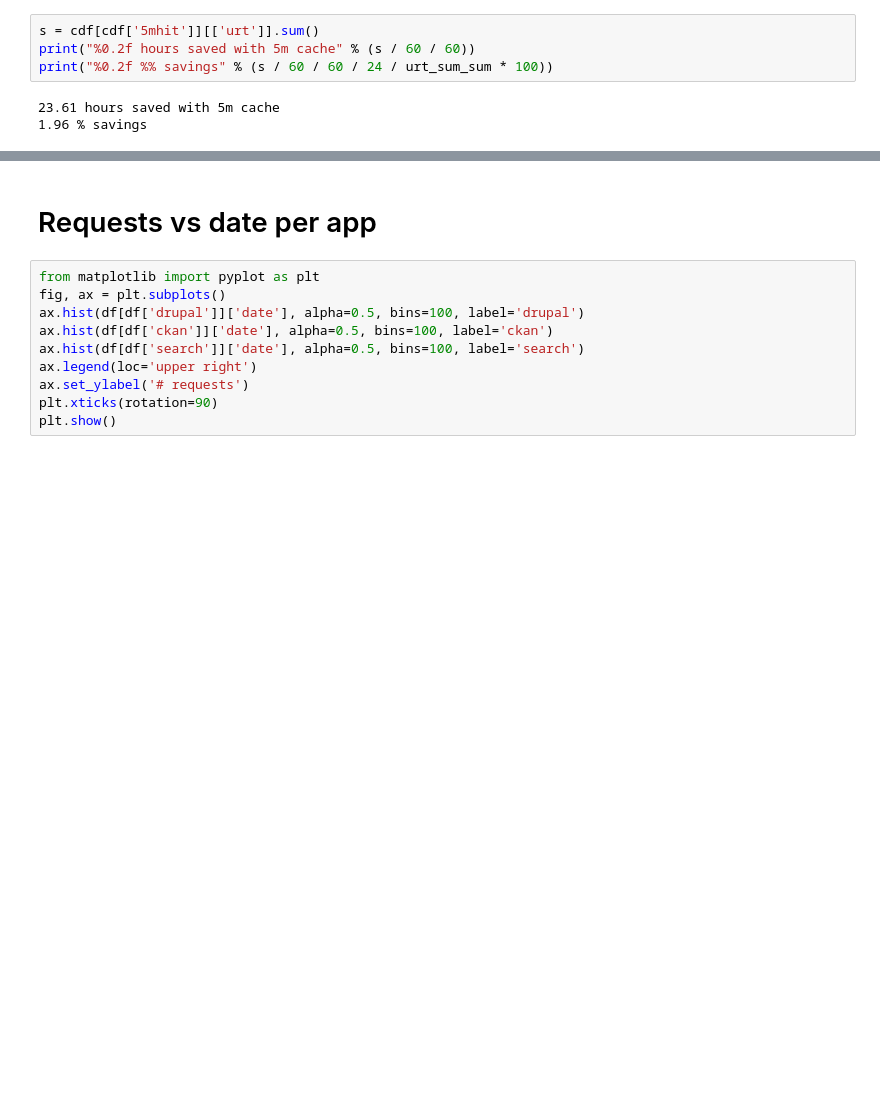
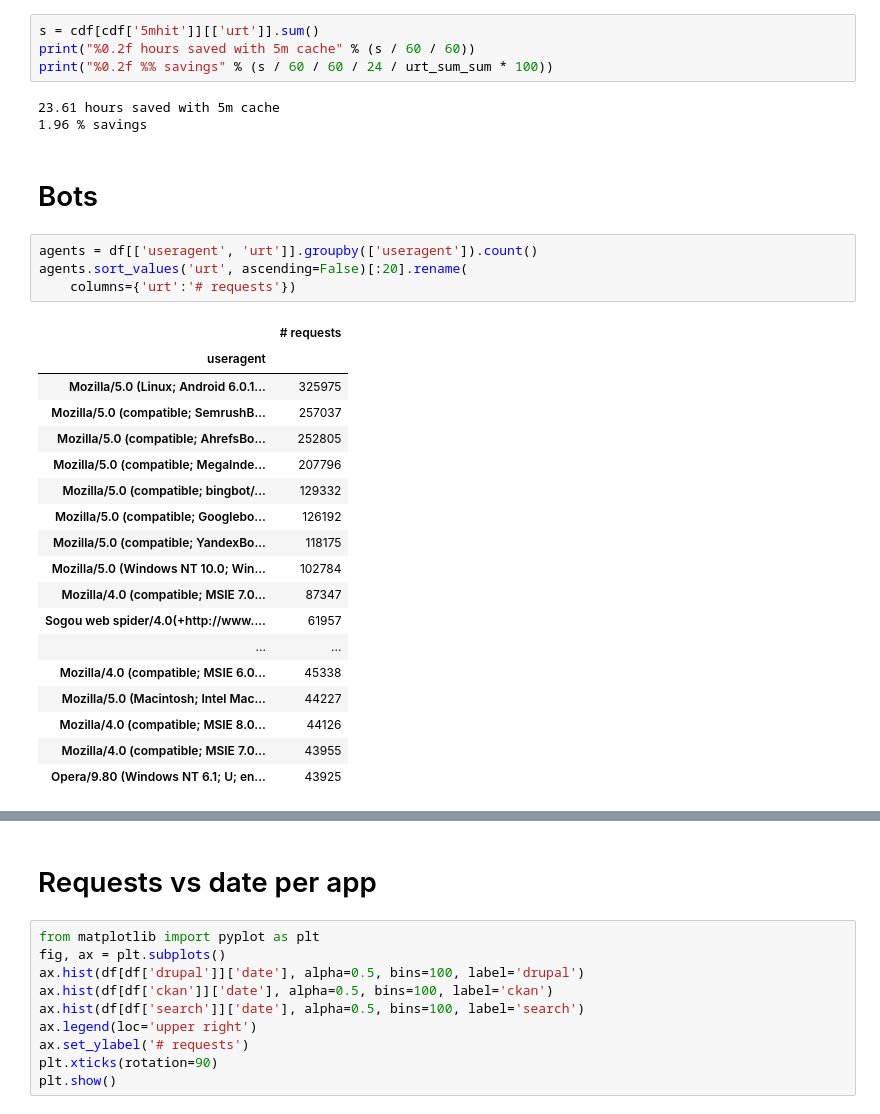
Before and after one commit to wardi/issue, a Jupyter notebook: analysis3.ipynb, the cells around one changed output, grey strips where cells are left out. Saved outputs shown, nothing was run; the diff lists cells and outputs as text; blank space fills up the shorter version.

```diff
--- a/analysis3.ipynb
+++ b/analysis3.ipynb
@@ -178,3 +178,28 @@ print("%0.2f %% savings" % (s / 60 / 60 / 24 / urt_sum_sum * 100))
 # %% [output]
 23.61 hours saved with 5m cache
 1.96 % savings
+# %% [markdown]
+# Bots
+# %%
+agents = df[['useragent', 'urt']].groupby(['useragent']).count()
+agents.sort_values('urt', ascending=False)[:20].rename(
+    columns={'urt':'# requests'})
+# %% [output]
+|  | # requests |
+| useragent |  |
+| Mozilla/5.0 (Linux; Android 6.0.1... | 325975 |
+| Mozilla/5.0 (compatible; SemrushB... | 257037 |
+| Mozilla/5.0 (compatible; AhrefsBo... | 252805 |
+| Mozilla/5.0 (compatible; MegaInde... | 207796 |
+| Mozilla/5.0 (compatible; bingbot/... | 129332 |
+| Mozilla/5.0 (compatible; Googlebo... | 126192 |
+| Mozilla/5.0 (compatible; YandexBo... | 118175 |
+| Mozilla/5.0 (Windows NT 10.0; Win... | 102784 |
+| Mozilla/4.0 (compatible; MSIE 7.0... | 87347 |
+| Sogou web spider/4.0(+http://www.... | 61957 |
+| ... | ... |
+| Mozilla/4.0 (compatible; MSIE 6.0... | 45338 |
+| Mozilla/5.0 (Macintosh; Intel Mac... | 44227 |
+| Mozilla/4.0 (compatible; MSIE 8.0... | 44126 |
+| Mozilla/4.0 (compatible; MSIE 7.0... | 43955 |
+| Opera/9.80 (Windows NT 6.1; U; en... | 43925 |
```
Also changed, not shown: parts of 3 cells of this notebook.
